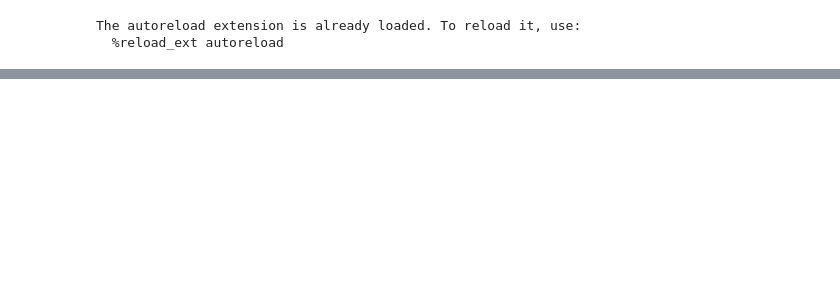
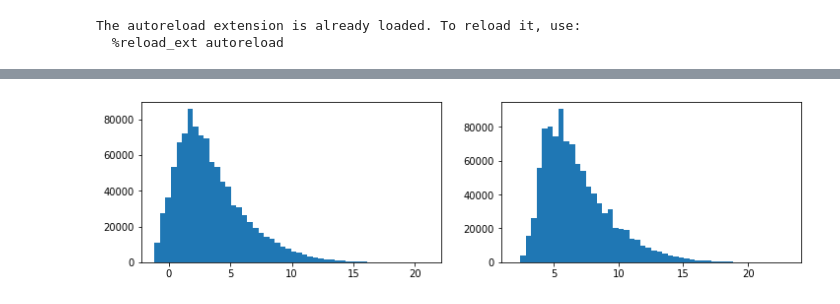
Before and after one commit to madrury/bimodal-random-walks, a Jupyter notebook: bimodal-random-walks.ipynb, the cells around one changed output, grey strips where cells are left out. Cells and saved outputs as stored; diff of their text form; code cells hidden in the pictures; blank space fills up the shorter version.

```diff
--- a/bimodal-random-walks.ipynb
+++ b/bimodal-random-walks.ipynb
@@ -19,0 +47,9 @@ _ = plt.hist(bb)
+# %%
+mean, sd = walk2d.mean(axis=1), walk2d.std(axis=1)
+# %%
+fig, ax = plt.subplots(1, 2, figsize=(12, 3))
+
+_ = ax[0].hist(walk2d[:, -1] - (mean - 2*sd), bins=50)
+_ = ax[1].hist(4*sd, bins=50)
+# %% [output]
+[figure, added]
```
Also changed, not shown: parts of 14 cells of this notebook, 1 other file.
